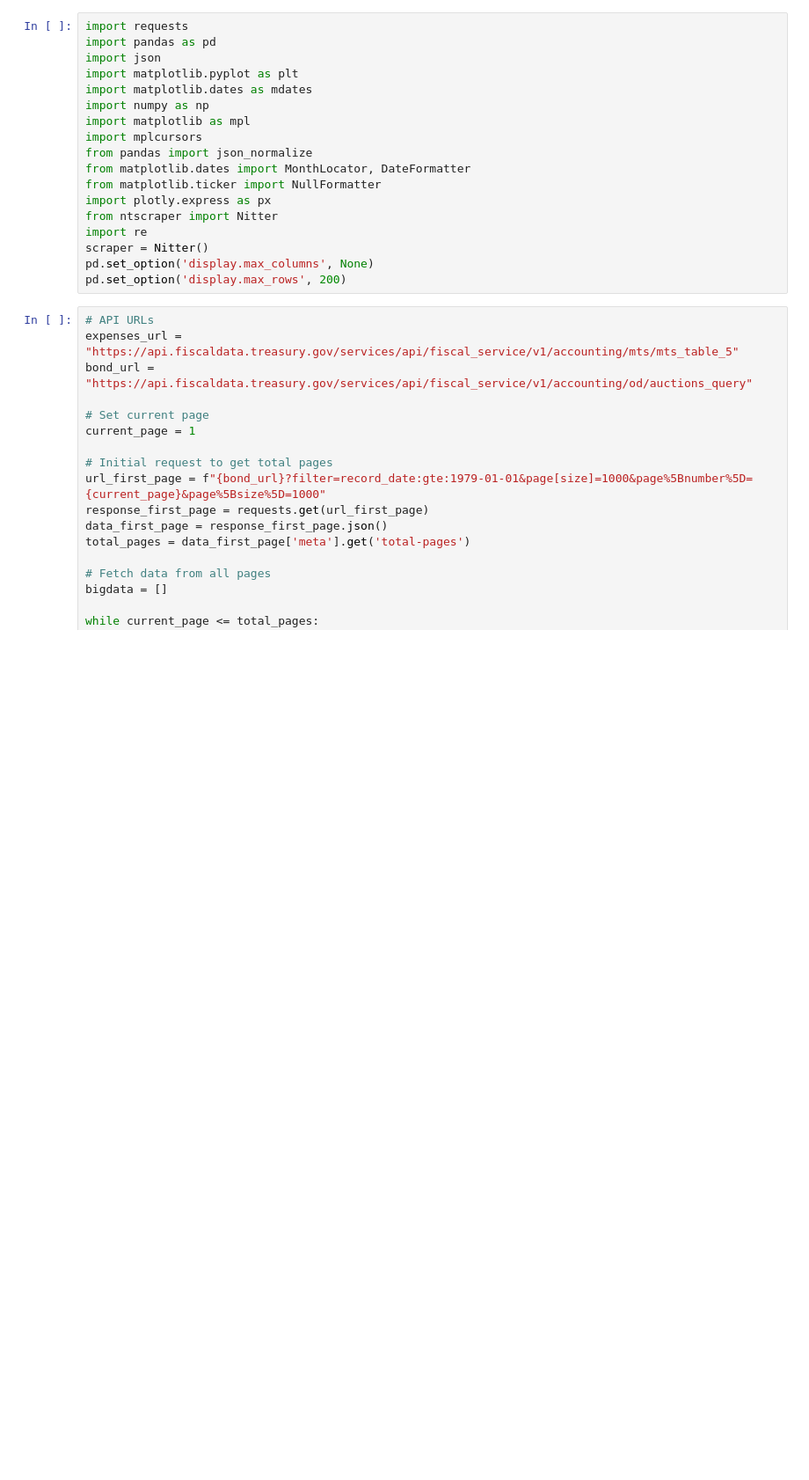
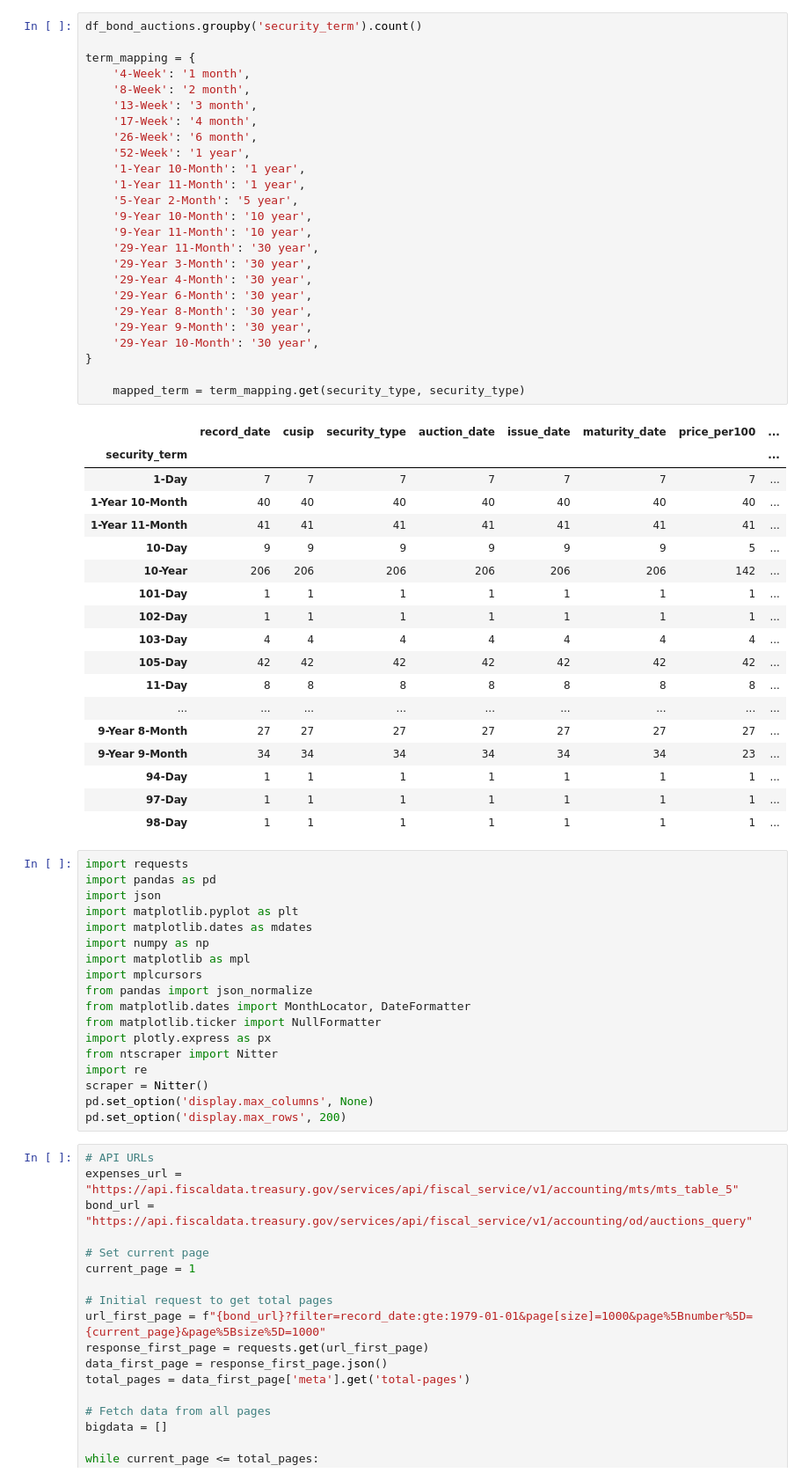
Before and after one commit to colton-22/finra, a Jupyter notebook: untitled.ipynb, the cells around one changed output. Shown at 88% size. Drawn from its saved outputs; the diff is of its cells as text; blank space fills up the shorter version.

```diff
--- a/untitled.ipynb
+++ b/untitled.ipynb
@@ -1,3 +136,47 @@
+# %%
+df_bond_auctions.groupby('security_term').count()
+
+term_mapping = {
+    '4-Week': '1 month',
+    '8-Week': '2 month',
+    '13-Week': '3 month',
+    '17-Week': '4 month',
+    '26-Week': '6 month',
+    '52-Week': '1 year',
+    '1-Year 10-Month': '1 year',
+    '1-Year 11-Month': '1 year',
+    '5-Year 2-Month': '5 year',
+    '9-Year 10-Month': '10 year',
+    '9-Year 11-Month': '10 year',
+    '29-Year 11-Month': '30 year',
+    '29-Year 3-Month': '30 year',
+    '29-Year 4-Month': '30 year',
+    '29-Year 6-Month': '30 year',
+    '29-Year 8-Month': '30 year',
+    '29-Year 9-Month': '30 year',
+    '29-Year 10-Month': '30 year',
+}
+
+    mapped_term = term_mapping.get(security_type, security_type)
+# %% [output]
+|  | record_date | cusip | security_type | auction_date | issue_date | maturity_date | price_per100 | ... |
+| security_term |  |  |  |  |  |  |  | ... |
+| 1-Day | 7 | 7 | 7 | 7 | 7 | 7 | 7 | ... |
+| 1-Year 10-Month | 40 | 40 | 40 | 40 | 40 | 40 | 40 | ... |
+| 1-Year 11-Month | 41 | 41 | 41 | 41 | 41 | 41 | 41 | ... |
+| 10-Day | 9 | 9 | 9 | 9 | 9 | 9 | 5 | ... |
+| 10-Year | 206 | 206 | 206 | 206 | 206 | 206 | 142 | ... |
+| 101-Day | 1 | 1 | 1 | 1 | 1 | 1 | 1 | ... |
+| 102-Day | 1 | 1 | 1 | 1 | 1 | 1 | 1 | ... |
+| 103-Day | 4 | 4 | 4 | 4 | 4 | 4 | 4 | ... |
+| 105-Day | 42 | 42 | 42 | 42 | 42 | 42 | 42 | ... |
+| 11-Day | 8 | 8 | 8 | 8 | 8 | 8 | 8 | ... |
+| ... | ... | ... | ... | ... | ... | ... | ... | ... |
+| 9-Year 8-Month | 27 | 27 | 27 | 27 | 27 | 27 | 27 | ... |
+| 9-Year 9-Month | 34 | 34 | 34 | 34 | 34 | 34 | 23 | ... |
+| 94-Day | 1 | 1 | 1 | 1 | 1 | 1 | 1 | ... |
+| 97-Day | 1 | 1 | 1 | 1 | 1 | 1 | 1 | ... |
+| 98-Day | 1 | 1 | 1 | 1 | 1 | 1 | 1 | ... |
 # %%
 import requests
 import pandas as pd
```
Also changed, not shown: parts of 10 cells of this notebook.
